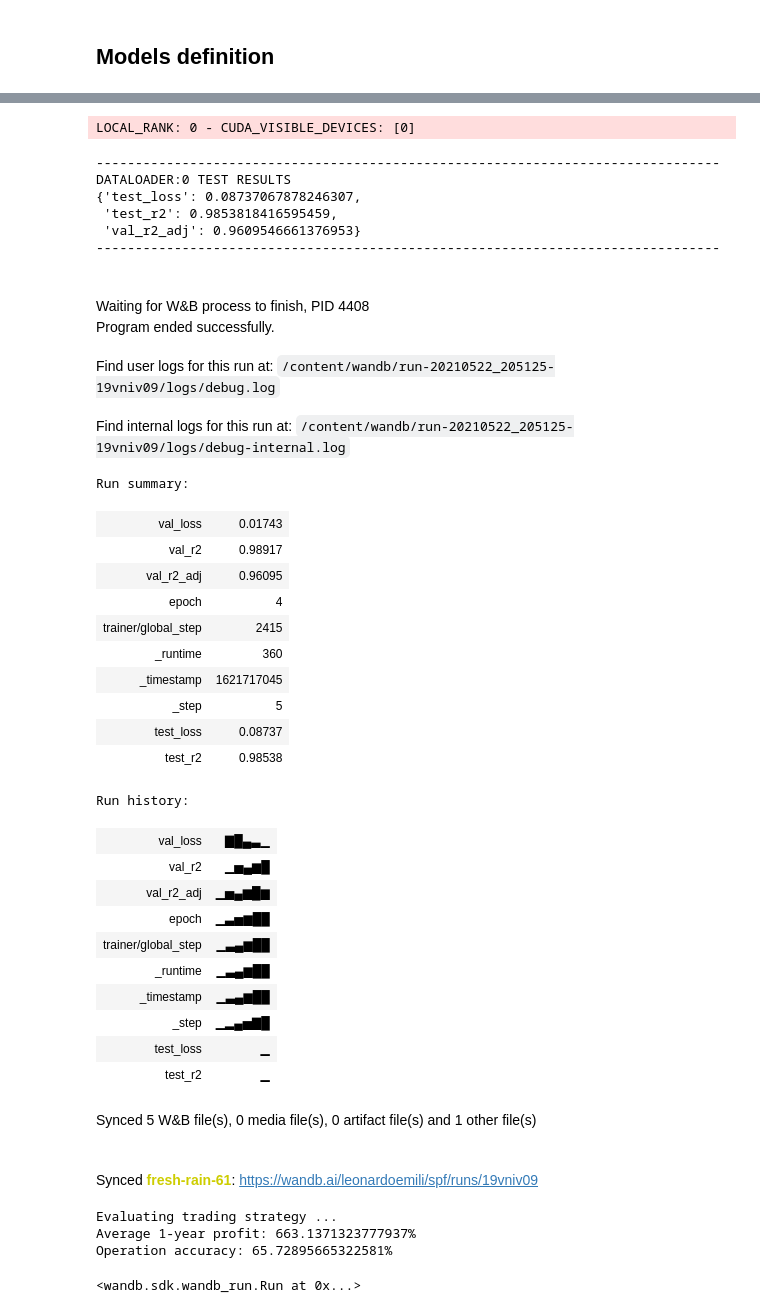
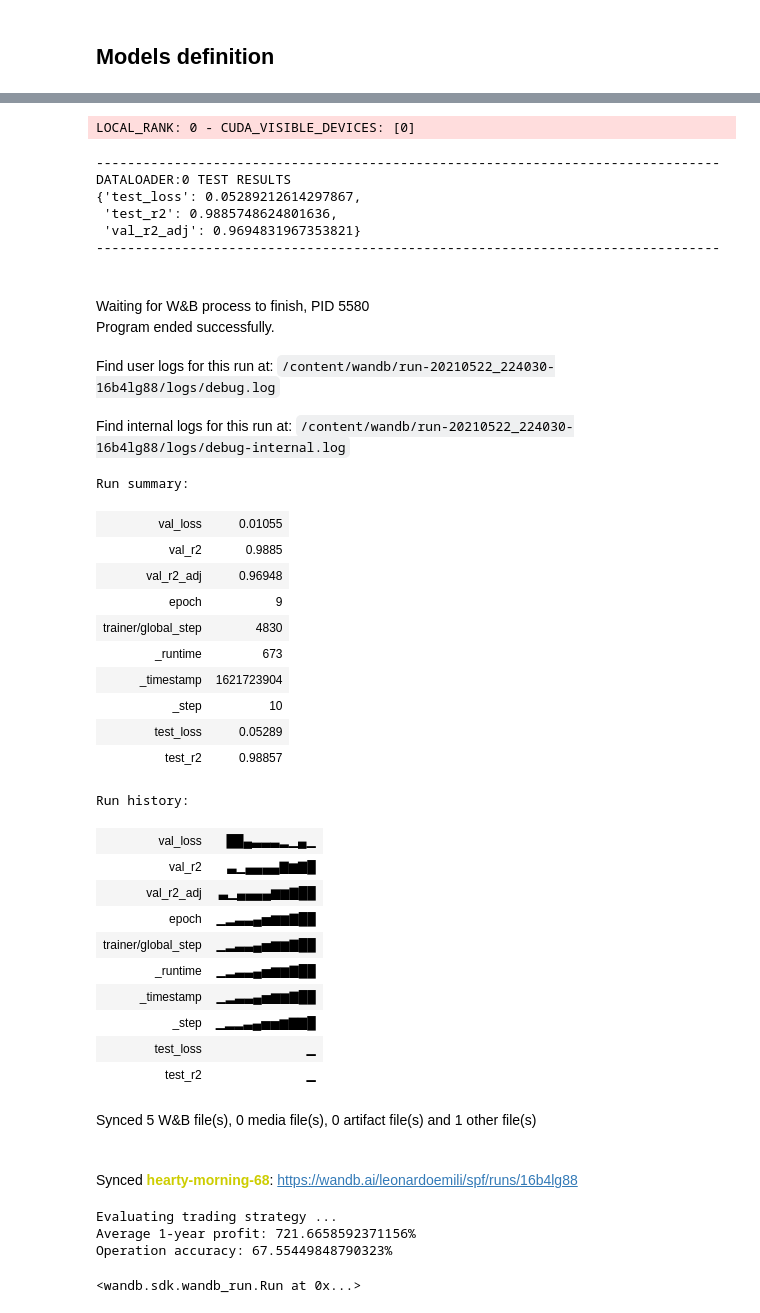
Before and after one commit to LeonardoEmili/stock-price-forecasting, a Jupyter notebook: forecasting.ipynb, the cells around one changed output, grey strips where cells are left out. Saved outputs shown, nothing was run; the diff lists cells and outputs as text; code cells hidden in the pictures.

```diff
--- a/forecasting.ipynb
+++ b/forecasting.ipynb
@@ -721,7 +721,7 @@ class StockPriceRegressor(pl.LightningModule):
 # %%
 hparams = HParams()
 hparams.features = train_ds.columns
-hparams.epochs = 5
+hparams.epochs = 10
 
 run = wandb.init(reinit=True, project='spf')
 lstm = SimpleLSTM(hparams).double()
@@ -748,55 +748,55 @@ Run data is saved locally in /content/wandb/run-20210522_205125-19vniv09
 GPU available: True, used: True
 TPU available: False, using: 0 TPU cores
 LOCAL_RANK: 0 - CUDA_VISIBLE_DEVICES: [0]
 
   | Name    | Type       | Params
 ---------------------------------------
 0 | loss_fn | MSELoss    | 0
 1 | model   | SimpleLSTM | 91.3 K
 ---------------------------------------
 91.3 K    Trainable params
 0         Non-trainable params
 91.3 K    Total params
 0.365     Total estimated model params size (MB)
 Global seed set to 42
 LOCAL_RANK: 0 - CUDA_VISIBLE_DEVICES: [0]
 --------------------------------------------------------------------------------
 DATALOADER:0 TEST RESULTS
-{'test_loss': 0.08737067878246307,
- 'test_r2': 0.9853818416595459,
- 'val_r2_adj': 0.9609546661376953}
+{'test_loss': 0.05289212614297867,
+ 'test_r2': 0.9885748624801636,
+ 'val_r2_adj': 0.9694831967353821}
 --------------------------------------------------------------------------------
-Waiting for W&B process to finish, PID 4408
+Waiting for W&B process to finish, PID 5580
 Program ended successfully.
-Find user logs for this run at: /content/wandb/run-20210522_205125-19vniv09/logs/debug.log
+Find user logs for this run at: /content/wandb/run-20210522_224030-16b4lg88/logs/debug.log
-Find internal logs for this run at: /content/wandb/run-20210522_205125-19vniv09/logs/debug-internal.log
+Find internal logs for this run at: /content/wandb/run-20210522_224030-16b4lg88/logs/debug-internal.log
 Run summary:
-| val_loss | 0.01743 |
-| val_r2 | 0.98917 |
-| val_r2_adj | 0.96095 |
-| epoch | 4 |
-| trainer/global_step | 2415 |
-| _runtime | 360 |
-| _timestamp | 1621717045 |
-| _step | 5 |
-| test_loss | 0.08737 |
-| test_r2 | 0.98538 |
+| val_loss | 0.01055 |
+| val_r2 | 0.9885 |
+| val_r2_adj | 0.96948 |
+| epoch | 9 |
+| trainer/global_step | 4830 |
+| _runtime | 673 |
+| _timestamp | 1621723904 |
+| _step | 10 |
+| test_loss | 0.05289 |
+| test_r2 | 0.98857 |
 Run history:
-| val_loss | ▇█▄▃▁ |
-| val_r2 | ▁▅▄▆█ |
-| val_r2_adj | ▁▅▄▆█▆ |
-| epoch | ▁▃▅▆██ |
-| trainer/global_step | ▁▃▄▆██ |
-| _runtime | ▁▃▄▆██ |
-| _timestamp | ▁▃▄▆██ |
-| _step | ▁▂▄▅▇█ |
+| val_loss | ██▄▃▃▃▂▁▄▁ |
+| val_r2 | ▃▁▄▄▄▄▇▆▇█ |
+| val_r2_adj | ▃▁▄▄▄▄▆▆▇██ |
+| epoch | ▁▂▃▃▄▅▆▆▇██ |
+| trainer/global_step | ▁▂▃▃▄▅▆▆▇██ |
+| _runtime | ▁▂▃▃▄▅▆▆▇██ |
+| _timestamp | ▁▂▃▃▄▅▆▆▇██ |
+| _step | ▁▂▂▃▄▅▅▆▇▇█ |
 | test_loss | ▁ |
 | test_r2 | ▁ |
 Synced 5 W&B file(s), 0 media file(s), 0 artifact file(s) and 1 other file(s)
-Synced fresh-rain-61: https://wandb.ai/leonardoemili/spf/runs/19vniv09
+Synced hearty-morning-68: https://wandb.ai/leonardoemili/spf/runs/16b4lg88
 Evaluating trading strategy ...
-Average 1-year profit: 663.1371323777937%
-Operation accuracy: 65.72895665322581%
+Average 1-year profit: 721.6658592371156%
+Operation accuracy: 67.55449848790323%
 # %%
 run
 # %% [output]
```
Also changed, not shown: parts of 3 cells of this notebook.
